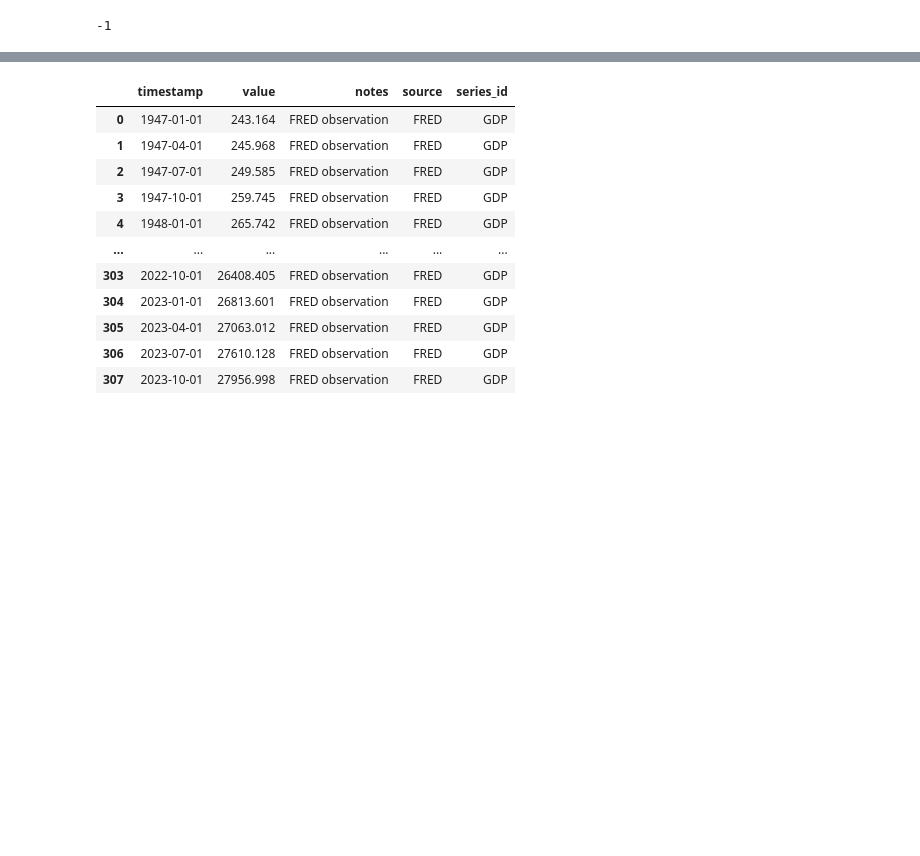
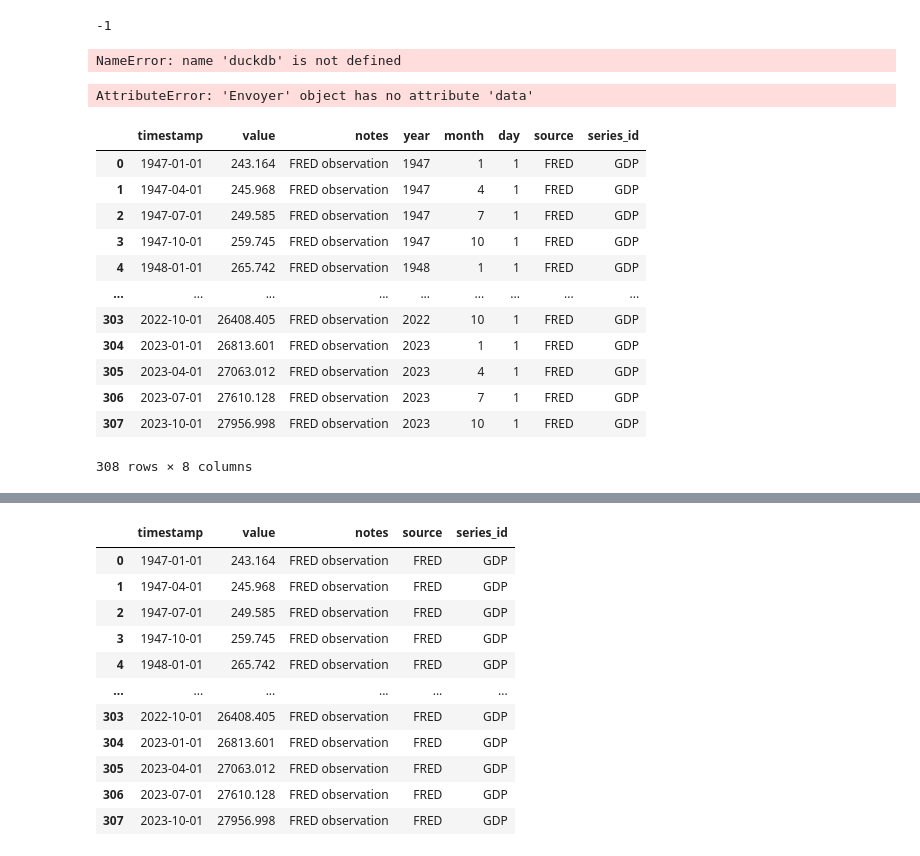
Before and after one commit to joethequant/data_mesh, a Jupyter notebook: datamesh/main.ipynb, the cells around one changed output, grey strips where cells are left out. Saved outputs shown, nothing was run; the diff lists cells and outputs as text; code cells hidden in the pictures; blank space fills up the shorter version.

```diff
--- a/datamesh/main.ipynb
+++ b/datamesh/main.ipynb
@@ -138,3 +144,24 @@ conn = duckdb.connect(database=':memory:', read_only=False)
 df.to_sql('FRED', con=conn, if_exists='replace', index=False)
 # %% [output]
 -1
+# %%
+with duckdb.connect('FRED.duckdb') as duckdb_con:
+    duckdb_con.execute('''
+                CREATE TABLE IF NOT EXISTS timeseries_data (
+                timestamp TIMESTAMP,
+                source VARCHAR,
+                series_id VARCHAR,
+                value DOUBLE,
+                notes VARCHAR,
+                year INTEGER,
+                month INTEGER,
+                day INTEGER,
+
+                PRIMARY KEY (timestamp, source, series_id))
+    ''')
+# %% [output]
+NameError: name 'duckdb' is not defined
+# %%
+data.
+# %% [output]
+AttributeError: 'Envoyer' object has no attribute 'data'
@@ -140,0 +200,20 @@ df.to_sql('FRED', con=conn, if_exists='replace', index=False)
+# %%
+duckdb_con = duckdb.connect('FRED.duckdb')
+df = duckdb_con.sql("SELECT * FROM timeseries_data").df()
+duckdb_con.close()
+
+df
+# %% [output]
+|  | timestamp | value | notes | year | month | day | source | series_id |
+| 0 | 1947-01-01 | 243.164 | FRED observation | 1947 | 1 | 1 | FRED | GDP |
+| 1 | 1947-04-01 | 245.968 | FRED observation | 1947 | 4 | 1 | FRED | GDP |
+| 2 | 1947-07-01 | 249.585 | FRED observation | 1947 | 7 | 1 | FRED | GDP |
+| 3 | 1947-10-01 | 259.745 | FRED observation | 1947 | 10 | 1 | FRED | GDP |
+| 4 | 1948-01-01 | 265.742 | FRED observation | 1948 | 1 | 1 | FRED | GDP |
+| ... | ... | ... | ... | ... | ... | ... | ... | ... |
+| 303 | 2022-10-01 | 26408.405 | FRED observation | 2022 | 10 | 1 | FRED | GDP |
+| 304 | 2023-01-01 | 26813.601 | FRED observation | 2023 | 1 | 1 | FRED | GDP |
+| 305 | 2023-04-01 | 27063.012 | FRED observation | 2023 | 4 | 1 | FRED | GDP |
+| 306 | 2023-07-01 | 27610.128 | FRED observation | 2023 | 7 | 1 | FRED | GDP |
+| 307 | 2023-10-01 | 27956.998 | FRED observation | 2023 | 10 | 1 | FRED | GDP |
+308 rows × 8 columns
```
Also changed, not shown: parts of 9 cells of this notebook, 5 other files.
